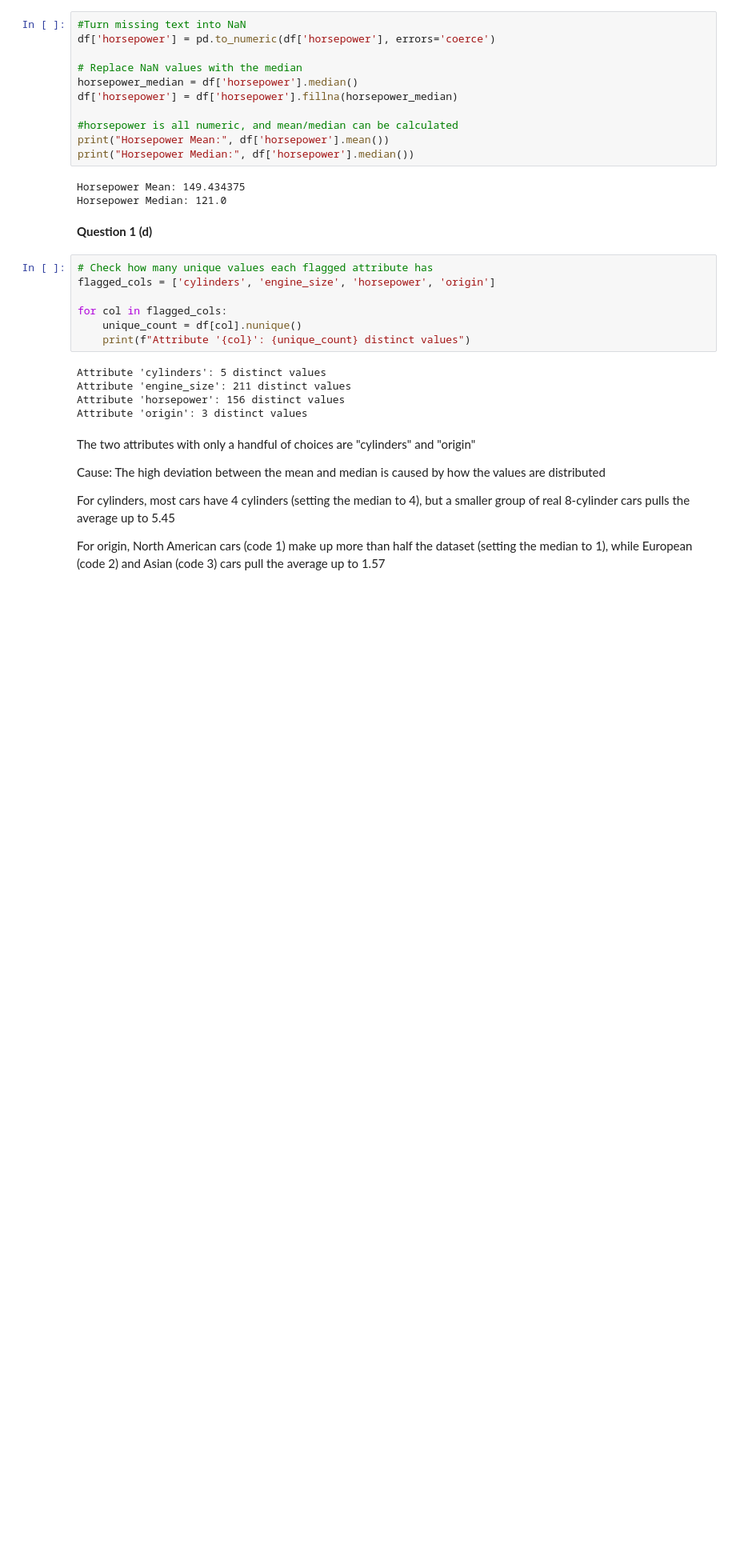
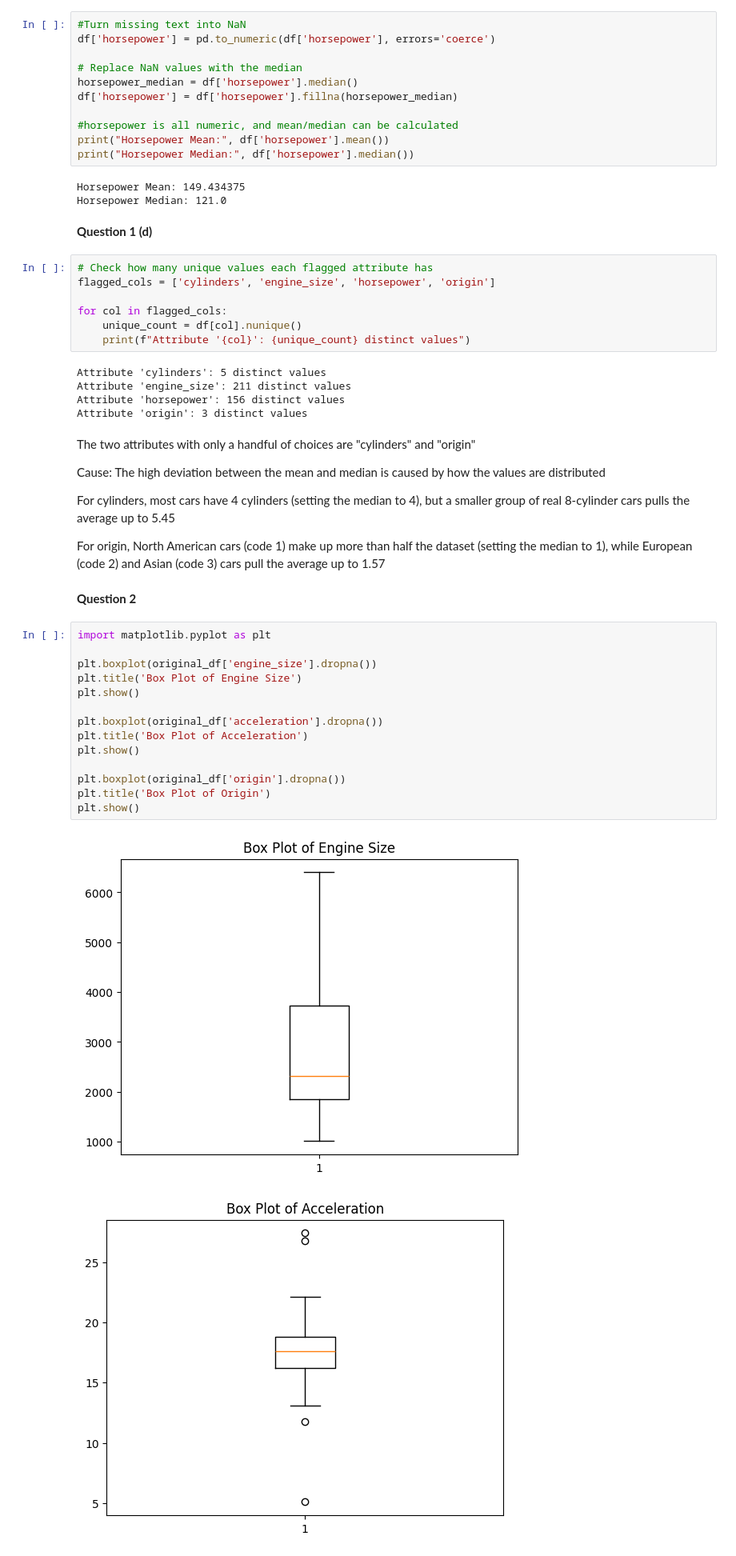
Before and after one commit to dinahabibb/assignment1_LearningFromData, a Jupyter notebook: assignment1.ipynb, the cells around one changed output. Shown at 80% size. Drawn from its saved outputs; the diff is of its cells as text; blank space fills up the shorter version.

```diff
--- a/assignment1.ipynb
+++ b/assignment1.ipynb
@@ -149,3 +149,22 @@ Cause: The high deviation between the mean and median is caused by how the value
 For cylinders, most cars have 4 cylinders (setting the median to 4), but a smaller group of real 8-cylinder cars pulls the average up to 5.45
 
 For origin, North American cars (code 1) make up more than half the dataset (setting the median to 1), while European (code 2) and Asian (code 3) cars pull the average up to 1.57
+# %% [markdown]
+**Question 2**
+# %%
+import matplotlib.pyplot as plt
+
+plt.boxplot(original_df['engine_size'].dropna())
+plt.title('Box Plot of Engine Size')
+plt.show()
+
+plt.boxplot(original_df['acceleration'].dropna())
+plt.title('Box Plot of Acceleration')
+plt.show()
+
+plt.boxplot(original_df['origin'].dropna())
+plt.title('Box Plot of Origin')
+plt.show()
+# %% [output]
+[figure, added]
+[figure, added]
```
Also changed, not shown: parts of 1 cell of this notebook.
